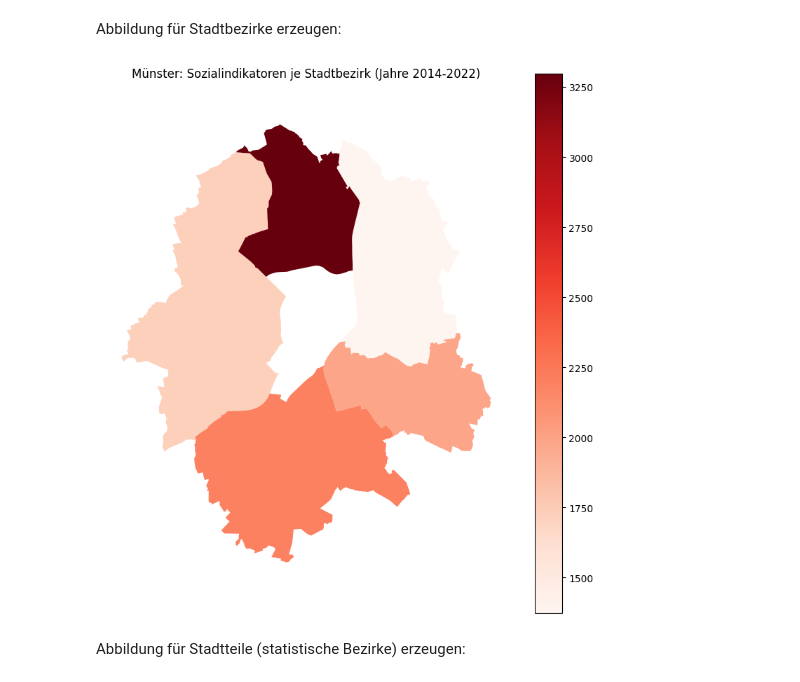
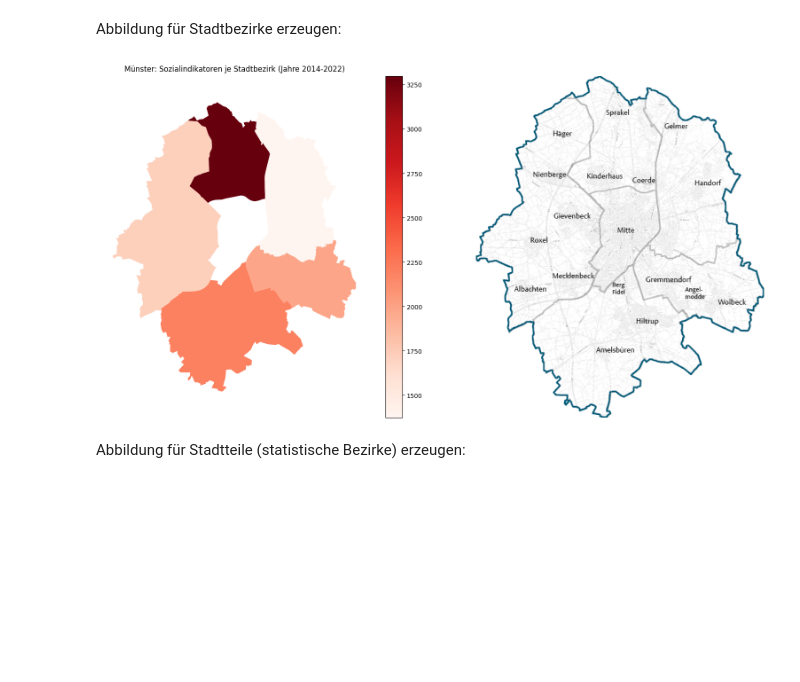
Before and after one commit to SabGe90/techlabs24, a Jupyter notebook: Sozialstrukturanalyse.ipynb, the cells around one changed output. Cells and saved outputs as stored; diff of their text form; code cells hidden in the pictures; blank space fills up the shorter version.

Commit message:
Karte mit Stadtteil-Bezeichnungen neben den farbigen Karten eingefügt

```diff
--- a/Sozialstrukturanalyse.ipynb
+++ b/Sozialstrukturanalyse.ipynb
@@ -95,30 +103,30 @@ merged_detailed_df = map_detailed_df.merge(sum_WERT, left_on=["STATIST_BE"], rig
 # %% [markdown]
 Abbildung für Stadtbezirke erzeugen:
 # %%
-bezirke, farbverlaufbezirke = plt.subplots(1, 1) # 1 Abbildungsobjekt und 1 Achsen-Objekt erstellen
+# Abbildung mit 2 subplots (nebeneinander) erstellen:
+fig, axs = plt.subplots(1, 2, figsize=(20, 10)) # 20 cm breit, 10 cm hoch
 
-merged_df.plot(column="WERT", cmap="Reds", legend=True, ax=farbverlaufbezirke) # Karte (Inhalt der Abbildung) und seitliche Achse erzeugen
+# 1. subplot aus verknüpftem Datensatz erstellen:
+merged_df.plot(column="WERT", cmap="Reds", legend=True, ax=axs[0])  # plotten
+axs[0].set_title("Münster: Sozialindikatoren je Stadtbezirk (Jahre 2014-2022)", y=1.04) # Beschriftung vertikal etwas nach oben rücken
+axs[0].axis("off")  # Achsen/Rahmen entfernen
 
-# Abbildungen formatieren
-bezirke.set_figheight(10) # Höhe der Abbildung in cm
-bezirke.set_figwidth(10)  # Breite der Abbildung in cm
+# Karte von der Webseite der Stadt Münster laden
+stadtteilkartemuenster = 'https://web.muenster.de/muenster_media/Stadtteilseiten/stadtteilkarte.png'
+response = requests.get(stadtteilkartemuenster)
+img = PILImage .open(BytesIO(response.content))
 
-plt.title("Münster: Sozialindikatoren je Stadtbezirk (Jahre 2014-2022)", y=1.04) # Titel bzw. Überschrift, etwas hochgerückt
-plt.tick_params(
-    axis="both",        # X- und Y-Achse auswählen
-    which="both",       # Haupt- und Neben-Strichelung entfernen
-    top=False,          # auf allen Seiten (oben, unten, links, rechts)
-    bottom=False,
-    left=False,
-    right=False,
-    labeltop=False,     # Achsenbeschriftungen entfernen (oben, unten, links, rechts)
-    labelbottom=False,
-    labelleft=False,
-    labelright=False)
-plt.axis("off") # seitliche Achsen (Rahmen) komplett entfernen
-plt.subplots_adjust(right=0.85) # Karte nach links rücken
+# Karte von der Webseite der Stadt Münster rechts im 2. subplot anzeigen:
+axs[1].imshow(img)
+axs[1].axis("off")  # Achsen/Rahmen entfernen
+
+# Abstand in der Mitte zwischen den beiden subplots vergrößern
+plt.subplots_adjust(wspace=0.05)  # Adjust the space between the two subplots
+
+# Gesamtplot anzeigen:
+plt.show()
 # %% [output]
-[figure, old version]
+[figure, new version]
 # %% [markdown]
 Abbildung für Stadtteile (statistische Bezirke) erzeugen:
 # %%
```
Also changed, not shown: parts of 2 cells of this notebook.
